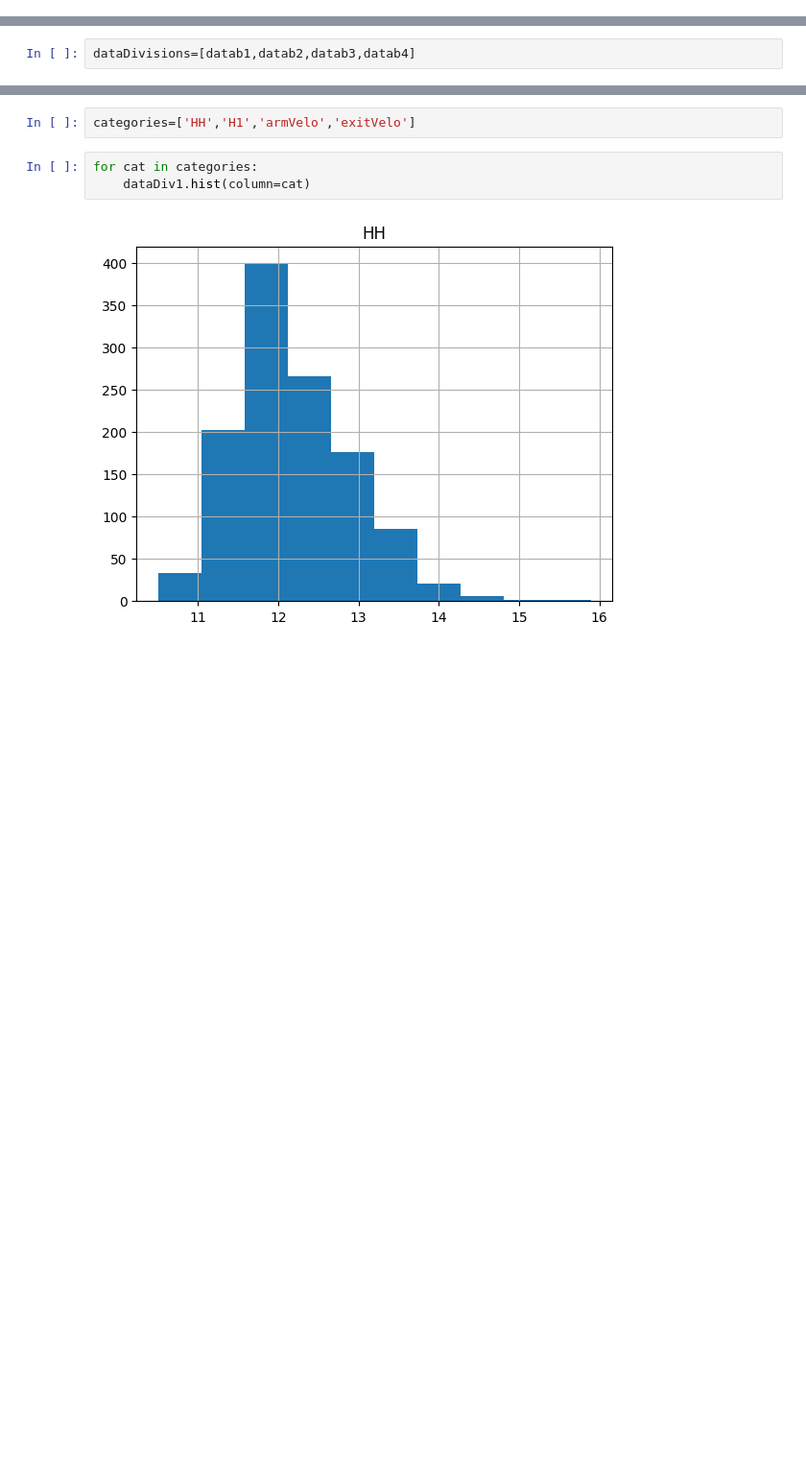
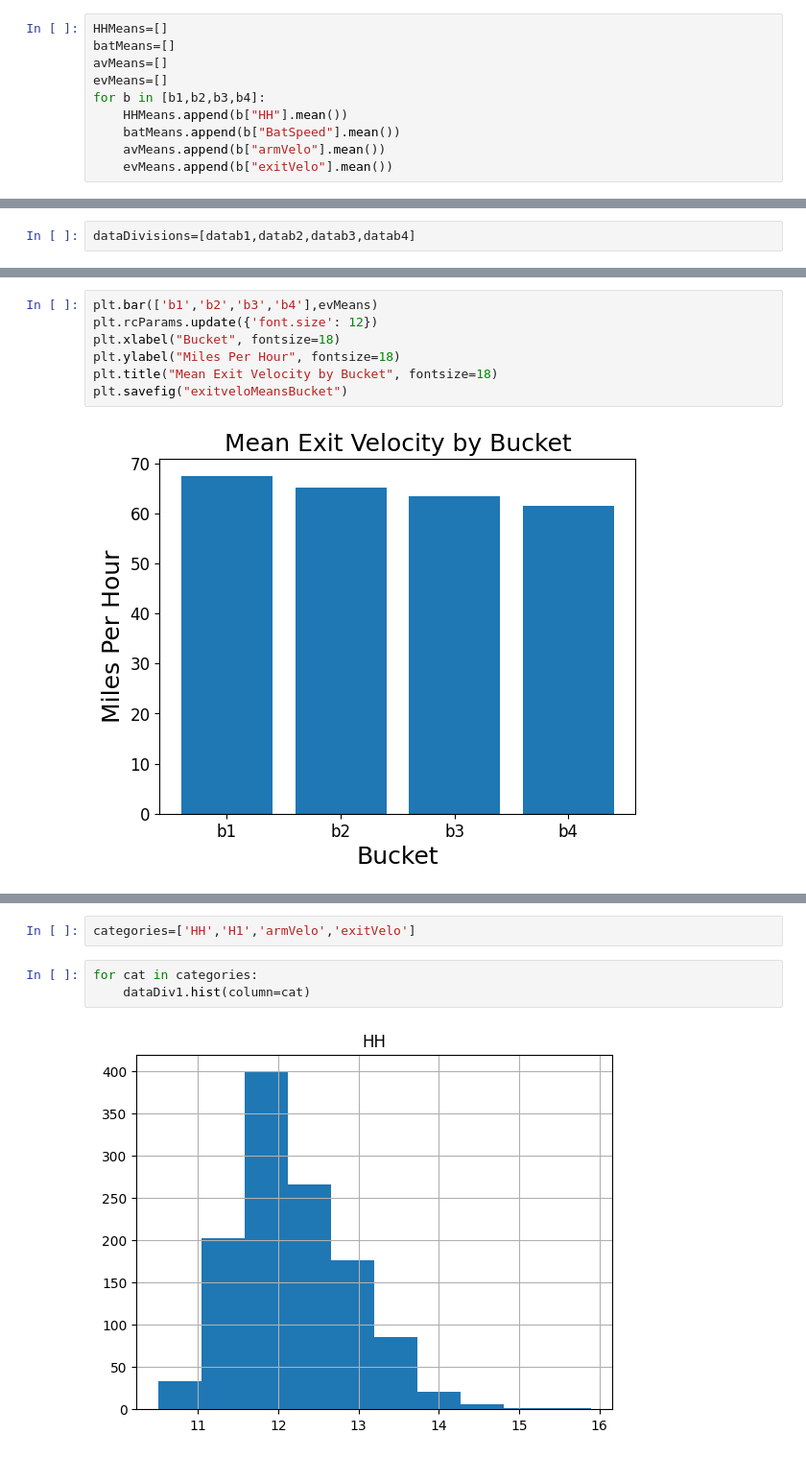
Before and after one commit to rshurberg/DS-Capstone, a Jupyter notebook: Data Cleaning and Exploration.ipynb, the cells around one changed output, grey strips where cells are left out. Shown at 96% size. Drawn from its saved outputs; the diff is of its cells as text; blank space fills up the shorter version.

```diff
--- a/Data Cleaning and Exploration.ipynb
+++ b/Data Cleaning and Exploration.ipynb
@@ -734,0 +723,10 @@ batMeans
+# %%
+HHMeans=[]
+batMeans=[]
+avMeans=[]
+evMeans=[]
+for b in [b1,b2,b3,b4]:
+    HHMeans.append(b["HH"].mean())
+    batMeans.append(b["BatSpeed"].mean())
+    avMeans.append(b["armVelo"].mean())
+    evMeans.append(b["exitVelo"].mean())
@@ -790,0 +789,9 @@ plt.savefig("HHMeanspType")
+# %%
+plt.bar(['b1','b2','b3','b4'],evMeans)
+plt.rcParams.update({'font.size': 12})
+plt.xlabel("Bucket", fontsize=18)
+plt.ylabel("Miles Per Hour", fontsize=18)
+plt.title("Mean Exit Velocity by Bucket", fontsize=18)
+plt.savefig("exitveloMeansBucket")
+# %% [output]
+[figure, added]
```
Also changed, not shown: parts of 39 cells of this notebook.
